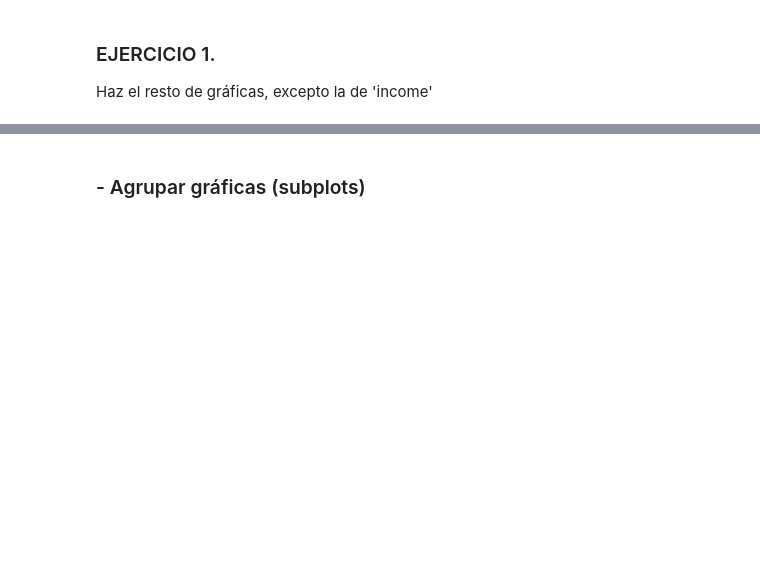
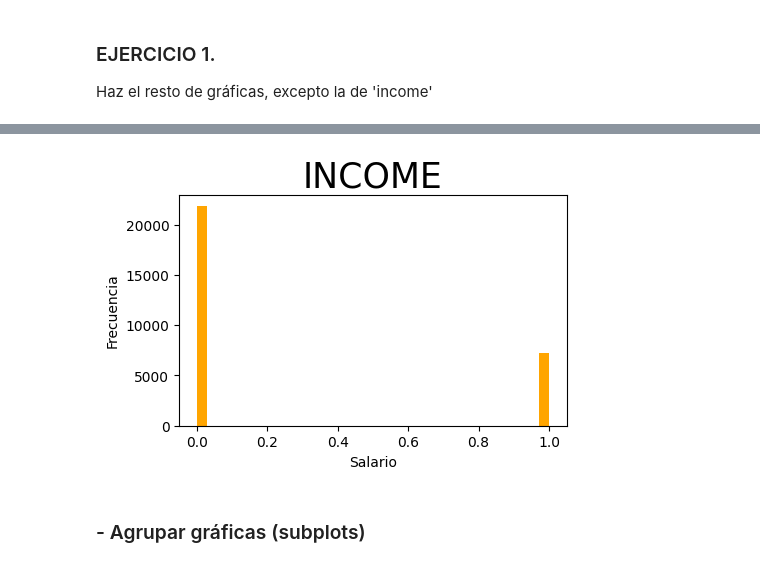
Before and after one commit to SonikoKatsura/CURSO_PARO_IA, a Jupyter notebook: Rober_IA/Modulo2/PRACTICA_GRAFICAS.ipynb, the cells around one changed output, grey strips where cells are left out. Saved outputs shown, nothing was run; the diff lists cells and outputs as text; code cells hidden in the pictures; blank space fills up the shorter version.

```diff
--- a/Rober_IA/Modulo2/PRACTICA_GRAFICAS.ipynb
+++ b/Rober_IA/Modulo2/PRACTICA_GRAFICAS.ipynb
@@ -89,3 +185,13 @@ Haz el resto de gráficas, excepto la de 'income'
+# %%
+fig, ax = plt.subplots(figsize=(5,3))
+
+ax.hist(df_adult.income, bins=35, color='orange')
+
+ax.set_title('INCOME', fontsize=25)
+ax.set_xlabel('Salario')
+ax.set_ylabel('Frecuencia');
+# %% [output]
+[figure, added]
 # %% [markdown]
 ### - Agrupar gráficas (subplots)
 # %%
```
Also changed, not shown: parts of 30 cells of this notebook.
